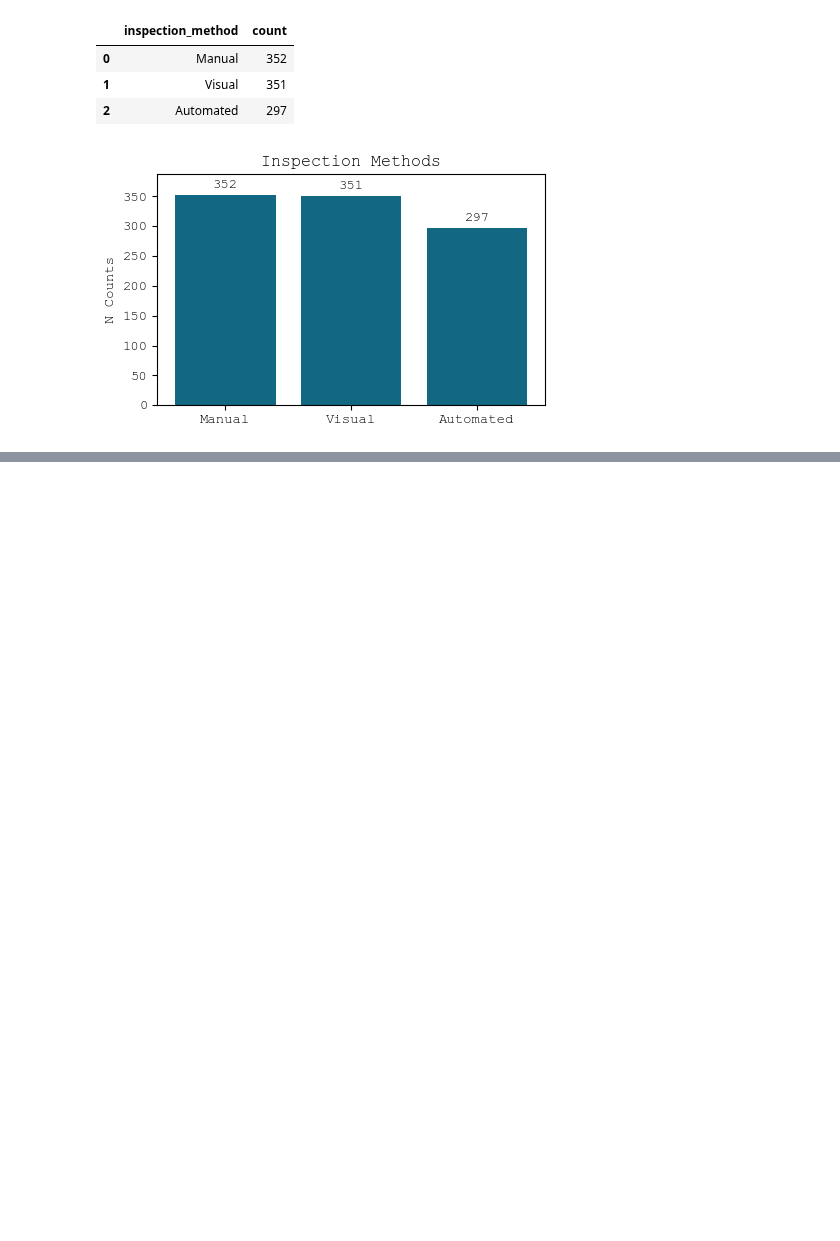
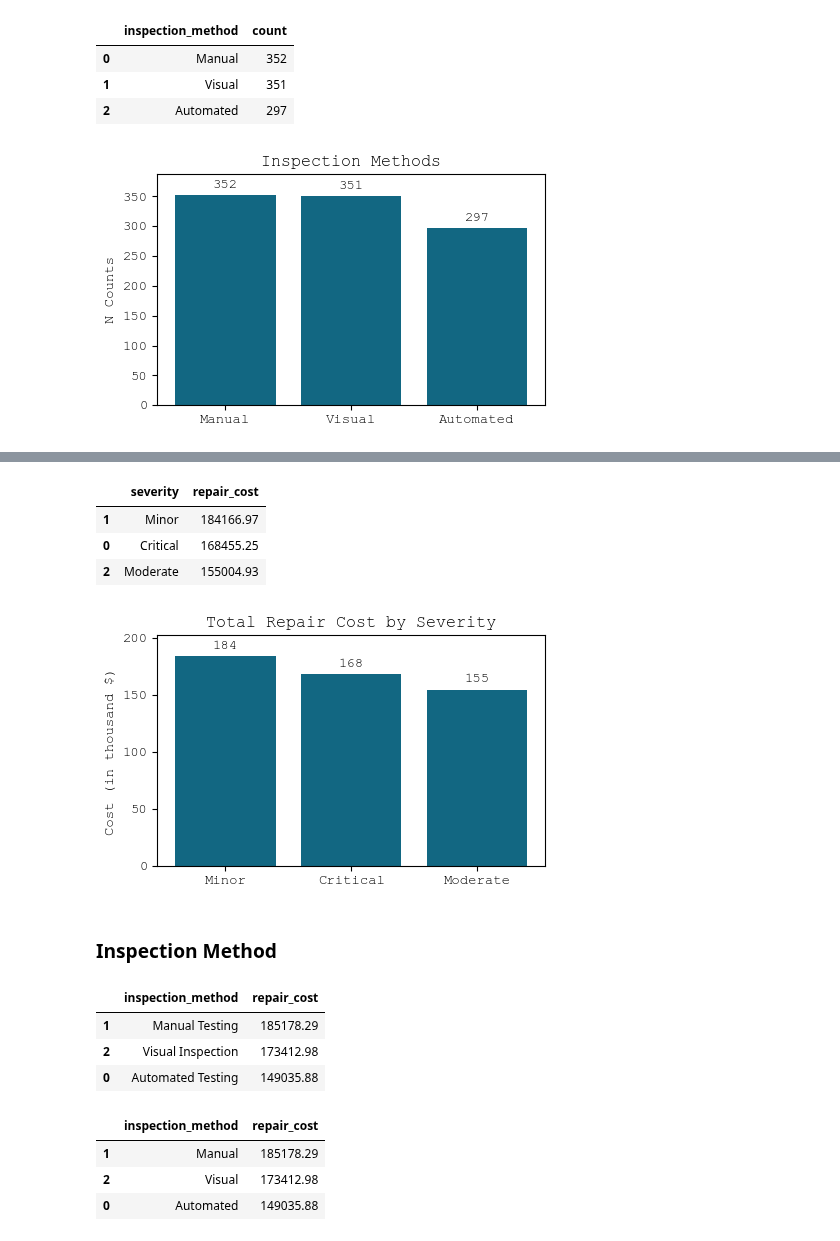
Before and after one commit to OrbitGNX/Hypothesis-Testing, a Jupyter notebook: Manufacturing Defects/manufacturing-defects.ipynb, the cells around one changed output, grey strips where cells are left out. Saved outputs shown, nothing was run; the diff lists cells and outputs as text; code cells hidden in the pictures; blank space fills up the shorter version.

```diff
--- a/Manufacturing Defects/manufacturing-defects.ipynb
+++ b/Manufacturing Defects/manufacturing-defects.ipynb
@@ -212,0 +282,49 @@ plt.show()
+# %%
+# total repair cost by severity
+cost_severity = (df.groupby(by='severity')['repair_cost'].sum().reset_index()
+                 .sort_values(by='repair_cost',ascending=False))
+cost_severity
+# %% [output]
+|  | severity | repair_cost |
+| 1 | Minor | 184166.97 |
+| 0 | Critical | 168455.25 |
+| 2 | Moderate | 155004.93 |
+# %%
+# bar graph
+plt.figure(figsize=(5,3))
+bars = plt.bar(cost_severity['severity'],cost_severity['repair_cost']/1000,
+        color='#126782')
+plt.title('Total Repair Cost by Severity')
+plt.ylabel('Cost (in thousand $)')
+
+# bar label
+plt.bar_label(bars,(cost_severity['repair_cost']/1000).round(0).astype(int),
+              padding=3)
+plt.margins(y=0.1)
+plt.show()
+# %% [output]
+[figure, added]
+# %% [markdown]
+### Inspection Method
+# %%
+cost_inspection = (df.groupby(by='inspection_method')['repair_cost'].sum().reset_index()
+                   .sort_values(by='repair_cost',ascending=False))
+cost_inspection
+# %% [output]
+|  | inspection_method | repair_cost |
+| 1 | Manual Testing | 185178.29 |
+| 2 | Visual Inspection | 173412.98 |
+| 0 | Automated Testing | 149035.88 |
+# %%
+# rename categories
+cost_inspection['inspection_method'] = cost_inspection['inspection_method'].replace({
+    'Manual Testing':'Manual',
+    'Visual Inspection':'Visual',
+    'Automated Testing':'Automated'
+})
+cost_inspection
+# %% [output]
+|  | inspection_method | repair_cost |
+| 1 | Manual | 185178.29 |
+| 2 | Visual | 173412.98 |
+| 0 | Automated | 149035.88 |
```
Also changed, not shown: parts of 54 cells of this notebook.
